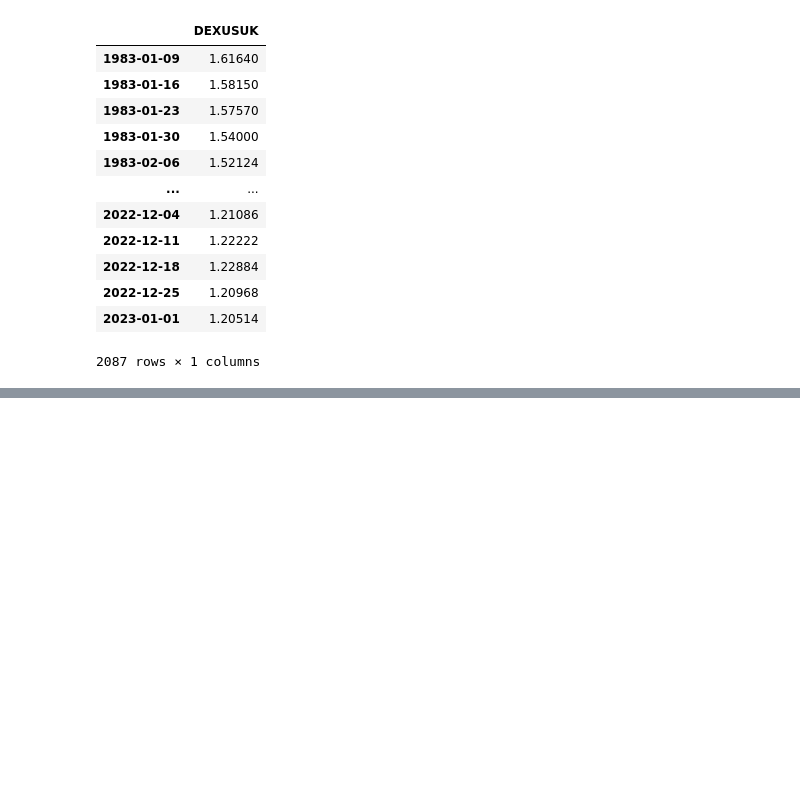
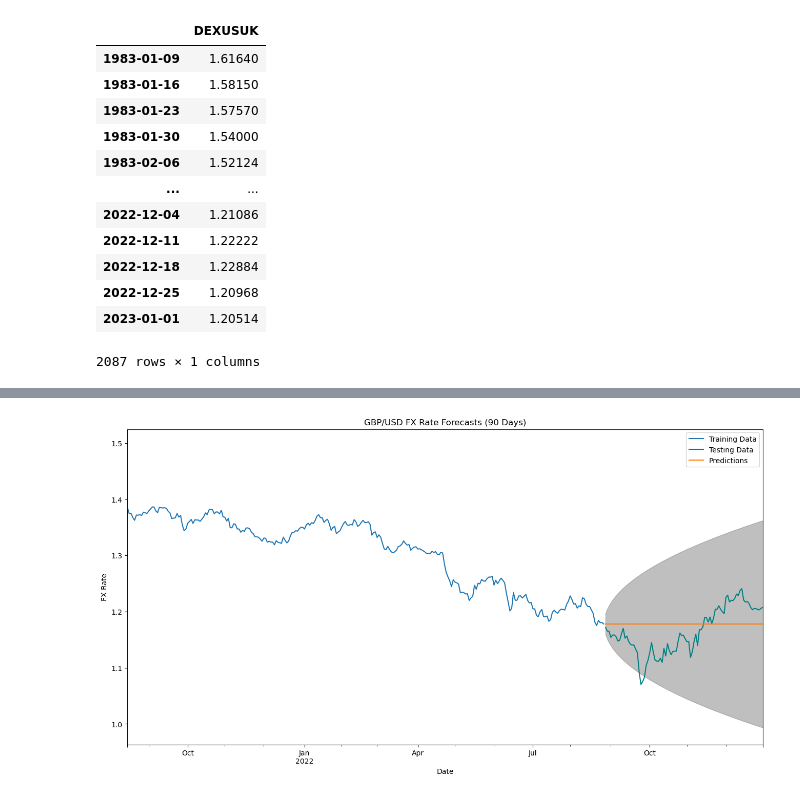
Before and after one commit to jtrawick/D214, a Jupyter notebook: d214_wip_v1.ipynb, the cells around one changed output, grey strips where cells are left out. Saved outputs shown, nothing was run; the diff lists cells and outputs as text; code cells hidden in the pictures; blank space fills up the shorter version.

```diff
--- a/d214_wip_v1.ipynb
+++ b/d214_wip_v1.ipynb
@@ -44,0 +158,22 @@ df.head()
+# %%
+# Define function to use the get_series function to get the data for a list of series
+# and combine them into one dataframe
+
+def get_multiple_series(series_list, start, end, fill_na=True):
+    df = pd.DataFrame()
+    for series in series_list:
+        try:
+            df = pd.concat([df, get_series(series_id=series, start=start, end=end
+                                           , fill_na=fill_na)], axis=1)
+        except Exception as e:
+            print(e)
+    return df
+
+series_list = ['DEXUSUK', 'DEXUSEU', 'DEXCHUS',
+               'DEXJPUS', 'DEXCAUS', 'DEXUSAL']
+start = '2010-01-01'
+end = '2019-12-31'
+
+list_df = get_multiple_series(series_list, start=start, end=end)
+print(pd.concat([list_df.head(10), list_df.tail(10)], axis=0))
+print(list_df.info())
@@ -91,7 +260,7 @@ df.resample('W').mean()
 from statsmodels.tsa.seasonal import seasonal_decompose
 
 # decomp = seasonal_decompose(df)
-decomp = seasonal_decompose(df.resample('M').mean(), extrapolate_trend='freq')
+decomp = seasonal_decompose(df.resample('W').mean(), extrapolate_trend='freq')
 
 # Show decomposition plots
 from plotly.subplots import make_subplots
@@ -103,9 +272,7 @@ fig.add_trace(go.Scatter(x=decomp.trend.index, y=decomp.trend.values, name='Tren
 fig.add_trace(go.Scatter(x=decomp.seasonal.index, y=decomp.seasonal.values, name='Seasonal'), row=3, col=1)
 fig.add_trace(go.Scatter(x=decomp.resid.index, y=decomp.resid.values, name='Residuals'), row=4, col=1)
 
-fig.update_layout(width=2200, height=1400, title='Seasonal Decomposition Plot', template='seaborn')
-
-# fig['layout']['yaxis3'].update(range=[0,2])
+fig.update_layout(width=1800, height=1000, title='Seasonal Decomposition Plot', template='seaborn')
 
 fig.show()
 # %%
@@ -154,20 +398,22 @@ Name: predicted_mean, dtype: int64
 # %%
 import matplotlib.pyplot as plt
 from statsmodels.graphics.tsaplots import plot_predict
 
-def arima_forecast_plot(model, train, test, title, ylabel, xlabel, start=len(train), end=len(train)+len(test), figsize=(16, 8), plt_ext=-200):
+def arima_forecast_plot(model, train, test, title, ylabel, xlabel, start=len(train), end=len(train)+len(test), figsize=(16, 8), plt_ext=-270):
     fig, ax = plt.subplots(figsize=figsize)
     ax.set(title=title, xlabel=xlabel, ylabel=ylabel)
     train.plot(ax=ax)
     test.plot(ax=ax, color='teal')
     plot_predict(model, start=start, end=end, ax=ax, alpha=0.05)
 
     ax.legend(['Training Data', 'Testing Data', 'Predictions'])
     plt_range_start = train.index[plt_ext]
     plt_range_end = test.index[-1]
     plt_max = max(train.iloc[plt_ext:].max(), test.max()) * 1.1
     plt_min = min(train.iloc[plt_ext:].min(), test.min()) * 0.9
     plt.xlim([plt_range_start, plt_range_end])
     plt.ylim([plt_min, plt_max])
     plt.show()
-arima_forecast_plot(res, train, test, title='GBP/USD FX Rate Forecasts (100 Days)', ylabel='FX Rate', xlabel='Date')
+arima_forecast_plot(res, train, test, title='GBP/USD FX Rate Forecasts (90 Days)', ylabel='FX Rate', xlabel='Date')
+# %% [output]
+[figure, added]
```
Also changed, not shown: parts of 15 cells of this notebook.
